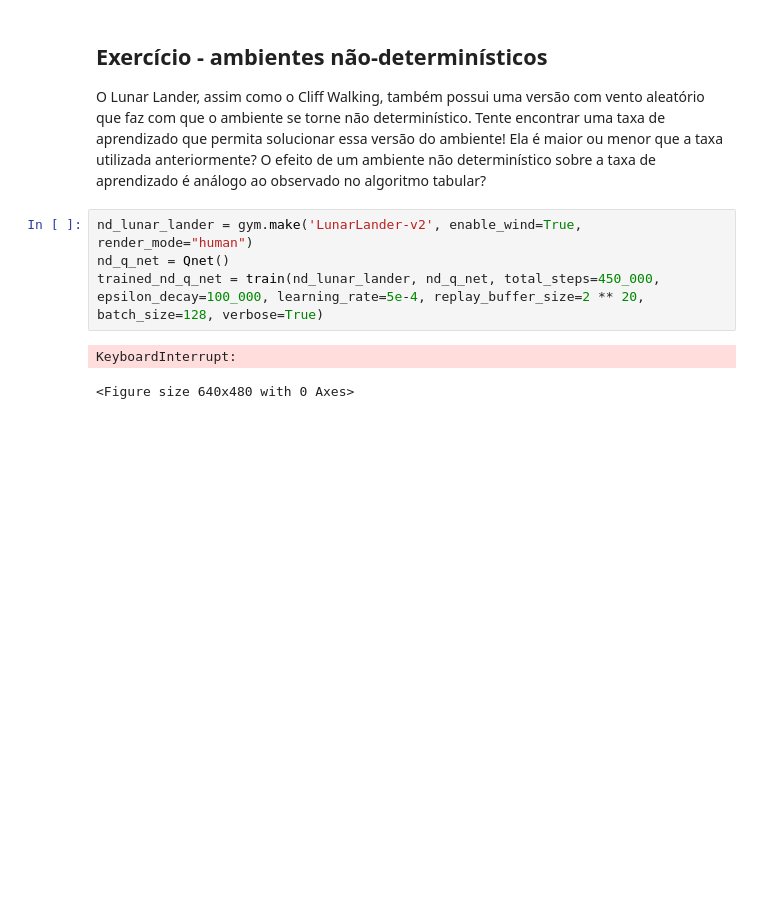
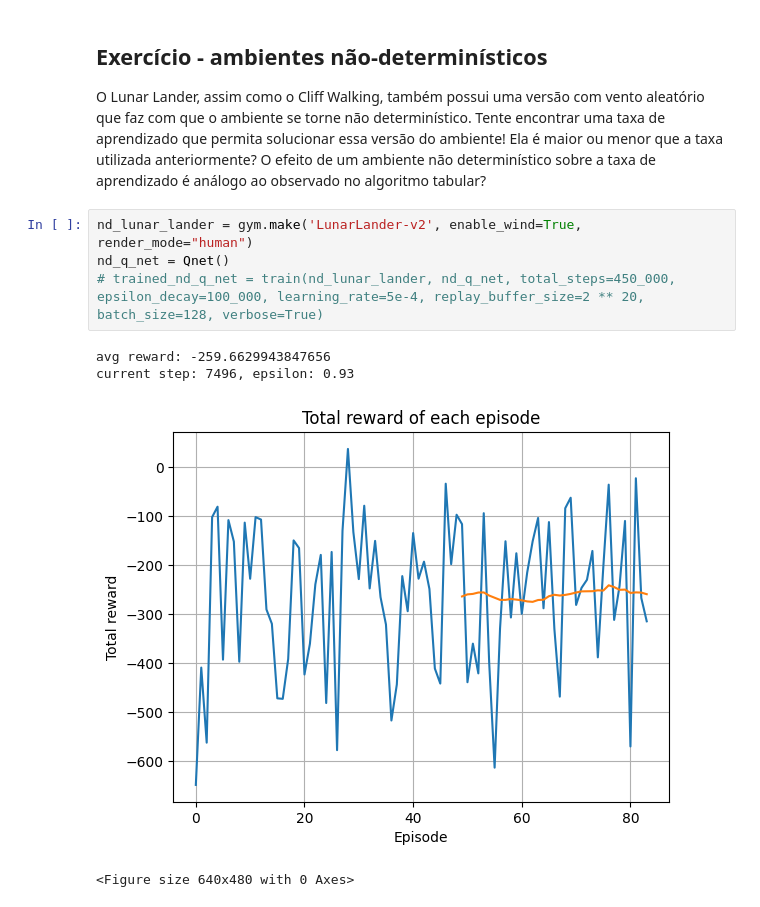
Before and after one commit to viniandrs/rl_implementations, a Jupyter notebook: deepql_lunarlander.ipynb, the cells around one changed output. Drawn from its saved outputs; the diff is of its cells as text; blank space fills up the shorter version.

```diff
--- a/deepql_lunarlander.ipynb
+++ b/deepql_lunarlander.ipynb
@@ -322,7 +319,9 @@ O Lunar Lander, assim como o Cliff Walking, também possui uma versão com vento
 # %%
 nd_lunar_lander = gym.make('LunarLander-v2', enable_wind=True, render_mode="human")
 nd_q_net = Qnet()
-trained_nd_q_net = train(nd_lunar_lander, nd_q_net, total_steps=450_000, epsilon_decay=100_000, learning_rate=5e-4, replay_buffer_size=2 ** 20, batch_size=128, verbose=True)
+# trained_nd_q_net = train(nd_lunar_lander, nd_q_net, total_steps=450_000, epsilon_decay=100_000, learning_rate=5e-4, replay_buffer_size=2 ** 20, batch_size=128, verbose=True)
 # %% [output]
-KeyboardInterrupt:
+avg reward: -259.6629943847656
+current step: 7496, epsilon: 0.93
+[figure, added]
 <Figure size 640x480 with 0 Axes>
```
Also changed, not shown: parts of 6 cells of this notebook, 1 other file.
